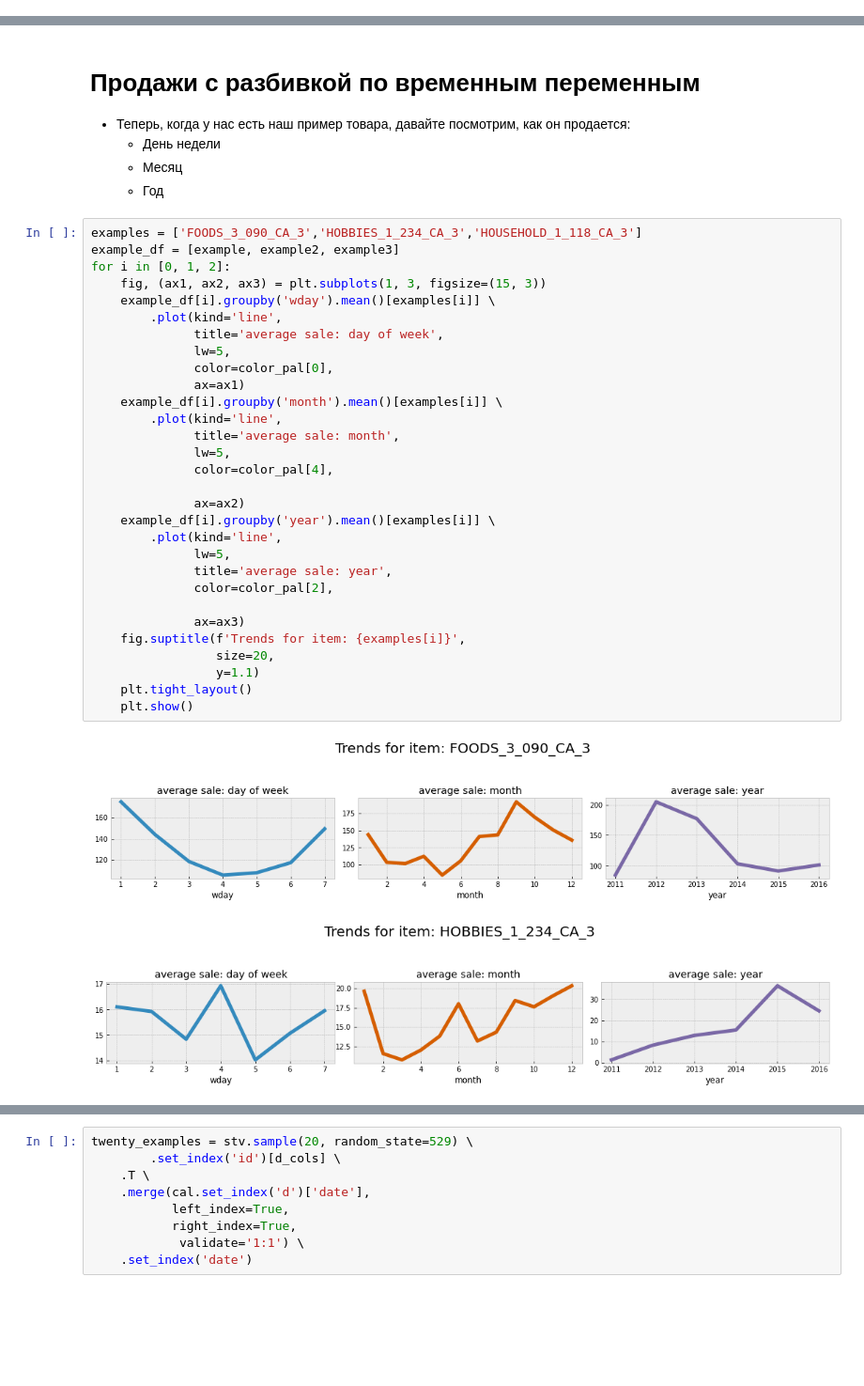
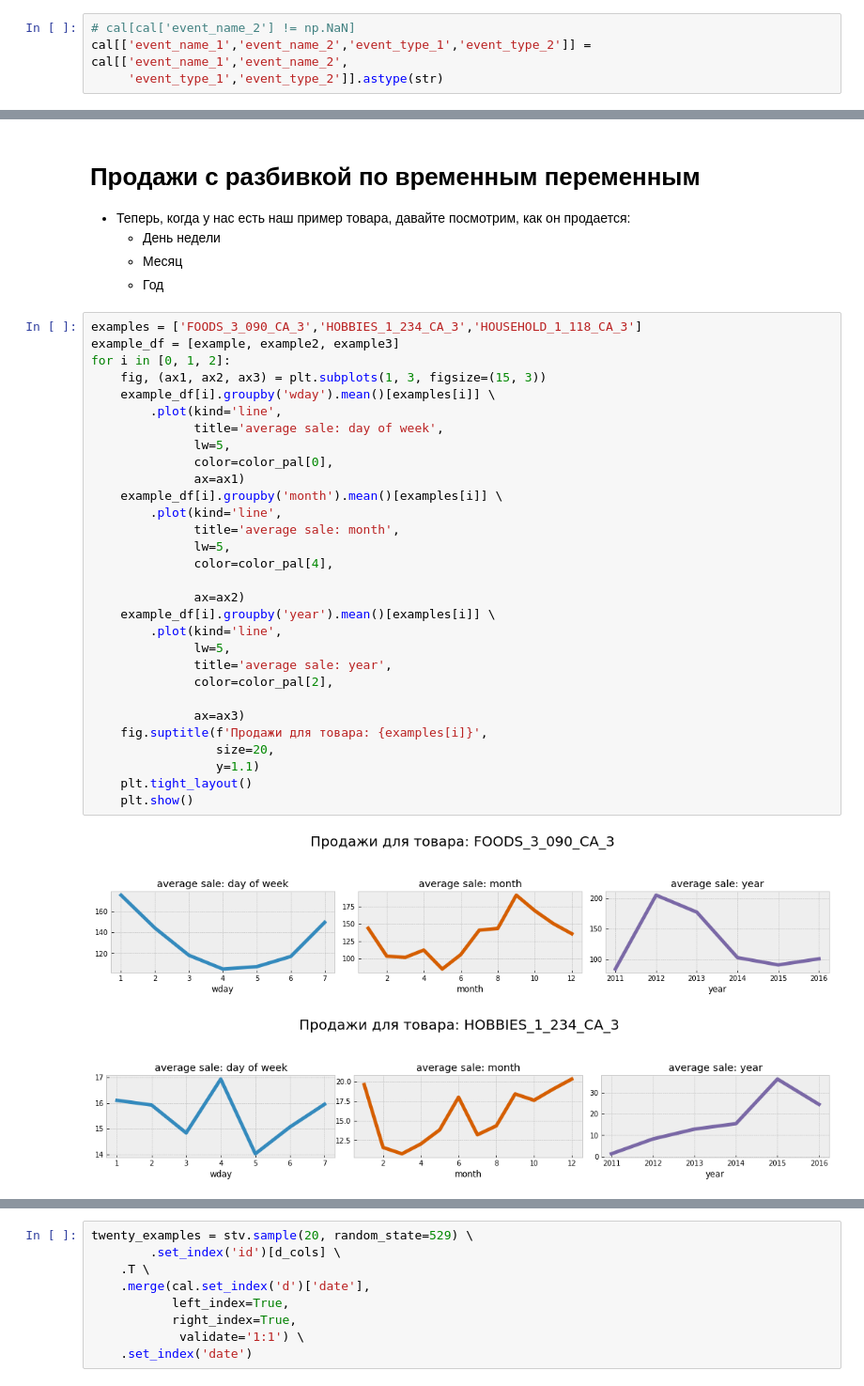
Before and after one commit to spannenberger/Walmart-notebook, a Jupyter notebook: WALMART.ipynb, the cells around one changed output, grey strips where cells are left out. Shown at 94% size. Cells and saved outputs as stored; diff of their text form; blank space fills up the shorter version.

```diff
--- a/WALMART.ipynb
+++ b/WALMART.ipynb
@@ -105,0 +99,4 @@ cal[['d','date','event_name_1','event_name_2',
+# %%
+# cal[cal['event_name_2'] != np.NaN]
+cal[['event_name_1','event_name_2','event_type_1','event_type_2']] = cal[['event_name_1','event_name_2',
+     'event_type_1','event_type_2']].astype(str)
@@ -136,33 +158,33 @@ example3 = example3.merge(cal, how='left', validate='1:1')
 # %%
 examples = ['FOODS_3_090_CA_3','HOBBIES_1_234_CA_3','HOUSEHOLD_1_118_CA_3']
 example_df = [example, example2, example3]
 for i in [0, 1, 2]:
     fig, (ax1, ax2, ax3) = plt.subplots(1, 3, figsize=(15, 3))
     example_df[i].groupby('wday').mean()[examples[i]] \
         .plot(kind='line',
               title='average sale: day of week',
               lw=5,
               color=color_pal[0],
               ax=ax1)
     example_df[i].groupby('month').mean()[examples[i]] \
         .plot(kind='line',
               title='average sale: month',
               lw=5,
               color=color_pal[4],
 
               ax=ax2)
     example_df[i].groupby('year').mean()[examples[i]] \
         .plot(kind='line',
               lw=5,
               title='average sale: year',
               color=color_pal[2],
 
               ax=ax3)
-    fig.suptitle(f'Trends for item: {examples[i]}',
+    fig.suptitle(f'Продажи для товара: {examples[i]}',
                  size=20,
                  y=1.1)
     plt.tight_layout()
     plt.show()
 # %% [output]
-[figure, old version]
+[figure, new version]
-[figure, old version]
+[figure, new version]
```
Also changed, not shown: parts of 56 cells of this notebook.
